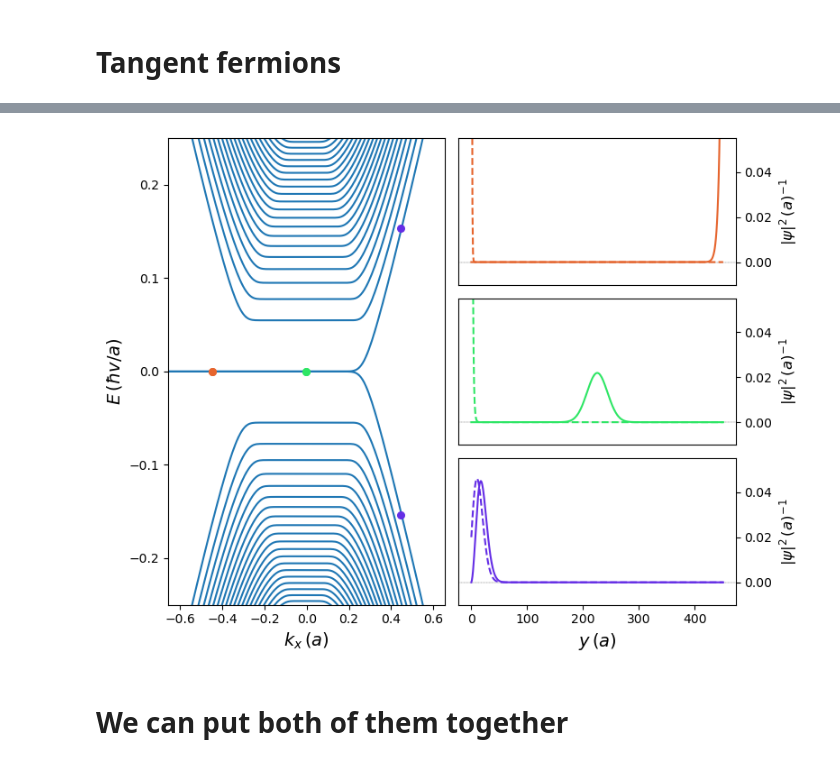
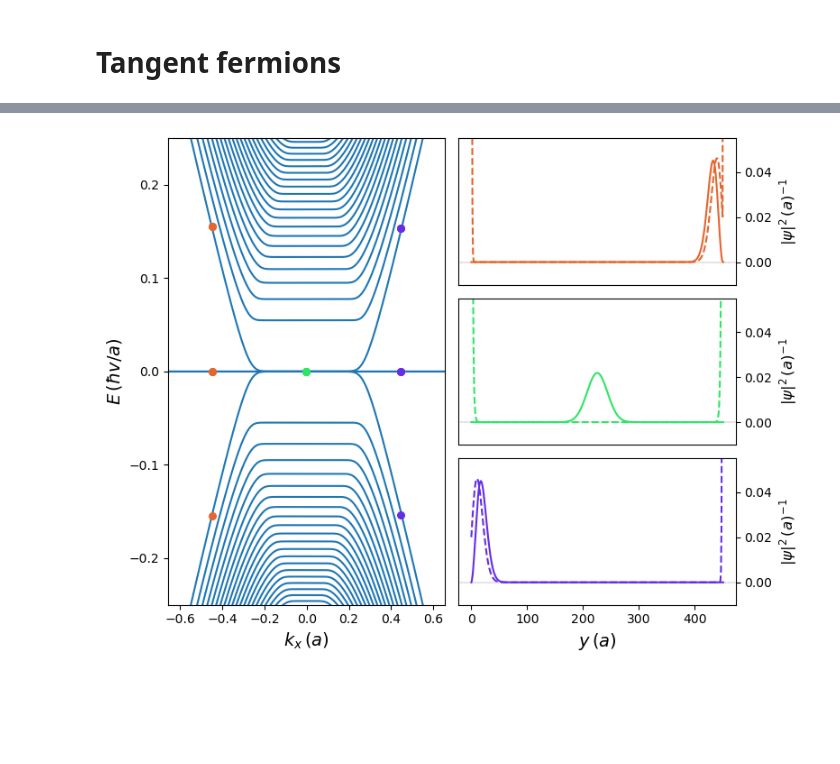
Before and after one commit to adonvel/tangent-magnetic-field, a Jupyter notebook: produce_plots-update.ipynb, the cells around one changed output, grey strips where cells are left out. Drawn from its saved outputs; the diff is of its cells as text; code cells hidden in the pictures; blank space fills up the shorter version.

```diff
--- a/produce_plots-update.ipynb
+++ b/produce_plots-update.ipynb
@@ -99,10 +99,12 @@ plt.show()
 # %% [markdown]
 # Tangent fermions
 # %%
+#zz is pi 0,
+
 parameters = dict(
     Lx = 1,
     Ly = 450,
-    theta_top = pi,
+    theta_top = 0,
     theta_bot = 0,
     mag_field = 0.0015,
     mass = 0,
@@ -165,42 +167,48 @@ for i,shift in enumerate(np.linspace(-0.45,0.45,nplots)):
 
     ax.scatter([momenta[k_idx]],[energies[0]], c= rgb_colors[i], s = 30,zorder = 2, label = 'Plotted state')
     ax.scatter([momenta[k_idx]],[energies[1]], c= rgb_colors[i], s = 30,zorder = 2, label = 'Plotted state')
-    # ax.scatter([momenta[k_idx]],[energies[2]], c= rgb_colors[i], s = 30,zorder = 2, label = 'Plotted state')
-    # ax.scatter([momenta[k_idx]],[energies[3]], c= rgb_colors[i], s = 30,zorder = 2, label = 'Plotted state')
+    ax.scatter([momenta[k_idx]],[energies[2]], c= rgb_colors[i], s = 30,zorder = 2, label = 'Plotted state')
+    ax.scatter([momenta[k_idx]],[energies[3]], c= rgb_colors[i], s = 30,zorder = 2, label = 'Plotted state')
+
+    ax.scatter([momenta[k_idx]],[energies[2]], c= rgb_colors[i], s = 30,zorder = 2, label = 'Plotted state')
 
 for i,shift in enumerate(np.linspace(-0.45,0.45,nplots)):
     #Plot state
     axstate = fig.add_subplot(gs[i, 1])  # Top-right
     space = np.linspace(0,parameters['Ly']+1,parameters['Ly']+1)
     axstate.axhline(0, ls ='--', c ='k',lw = 0.2)
     axstate.set_ylabel(r'$|\psi|^2\,(a)^{-1}$',fontsize = 12)
     axstate.set_ylim(-0.01, 0.055)
     if i == nplots-1:
         axstate.set_xlabel(r'$y\,(a)$',fontsize = 14)
     else:
         axstate.xaxis.set_visible(False)
 
     axstate.yaxis.set_ticks_position("right")  # Move ticks to the right
     axstate.yaxis.set_label_position("right")  # Move labels to the right
 
     #Calculate eignestates at kplot and choose which one to plot.
     kplot = shift
     k_idx = (np.abs(momenta - kplot)).argmin()
     energies, psi, ind = mb.tangent_states(parameters, kplot,number_of_bands = int(6))
 
-    axstate.plot(space,np.abs(psi[0,0,:])**2 + np.abs(psi[1,0,:])**2,c = rgb_colors[i], ls = 'dashed') ## sublattice a
-    axstate.plot(space,np.abs(psi[0,1,:])**2 + np.abs(psi[1,1,:])**2,c = rgb_colors[i]) ## sublattice b
+    # axstate.plot(space,np.abs(psi[2,0,:])**2 ,c = rgb_colors[i], ls = 'dashed') ## sublattice a
+    # axstate.plot(space,np.abs(psi[2,1,:])**2 ,c = rgb_colors[i]) ## sublattice b
 
-    # axstate.plot(space,np.abs(psi[0,0,:])**2 + np.abs(psi[1,0,:])**2 + np.abs(psi[2,0,:])**2 + np.abs(psi[3,0,:])**2,c = rgb_colors[i], ls = 'dashed') ## sublattice a
-    # axstate.plot(space,np.abs(psi[0,1,:])**2 + np.abs(psi[1,1,:])**2 + np.abs(psi[2,1,:])**2 + np.abs(psi[3,1,:])**2,c = rgb_colors[i]) ## sublattice b
+    # axstate.plot(space,np.abs(psi[0,0,:])**2 + np.abs(psi[1,0,:])**2,c = rgb_colors[i], ls = 'dashed') ## sublattice a
+    # axstate.plot(space,np.abs(psi[0,1,:])**2 + np.abs(psi[1,1,:])**2,c = rgb_colors[i]) ## sublattice b
+
+    # axstate.plot(space,np.abs(psi[0,0,:])**2 + np.abs(psi[1,0,:])**2 + np.abs(psi[2,0,:])**2,c = rgb_colors[i], ls = 'dashed') ## sublattice a
+    # axstate.plot(space,np.abs(psi[0,1,:])**2 + np.abs(psi[1,1,:])**2 + np.abs(psi[2,1,:])**2,c = rgb_colors[i]) ## sublattice b
+
+    axstate.plot(space,np.abs(psi[0,0,:])**2 + np.abs(psi[1,0,:])**2 + np.abs(psi[2,0,:])**2 + np.abs(psi[3,0,:])**2,c = rgb_colors[i], ls = 'dashed') ## sublattice a
+    axstate.plot(space,np.abs(psi[0,1,:])**2 + np.abs(psi[1,1,:])**2 + np.abs(psi[2,1,:])**2 + np.abs(psi[3,1,:])**2,c = rgb_colors[i]) ## sublattice b
 
 
 # Show the figure
 plt.tight_layout()
 plt.show()
 
-#fig.savefig("tangent_zb.pdf", bbox_inches="tight")
+#fig.savefig("tangent_bz.pdf", bbox_inches="tight")
 # %% [output]
-[figure, old version]
+[figure, new version]
-# %% [markdown]
-# We can put both of them together
```
Also changed, not shown: parts of 8 cells of this notebook, 2 other files.
